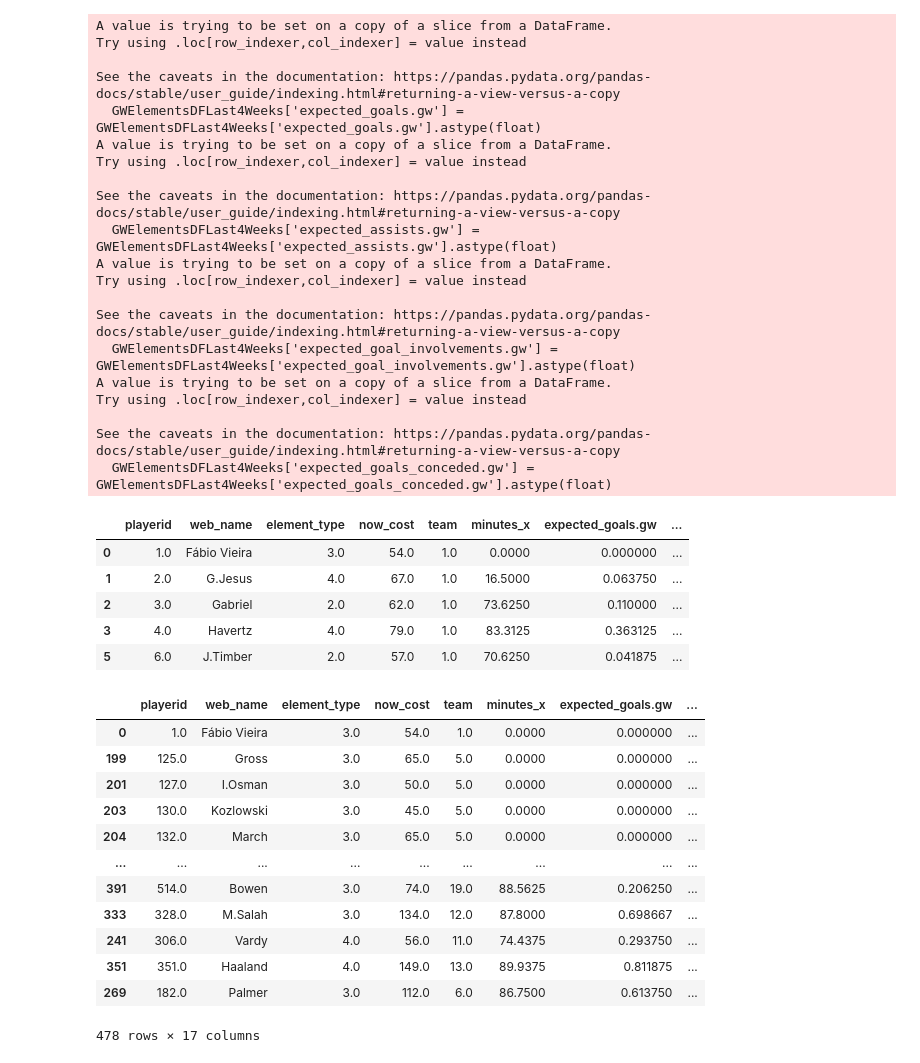
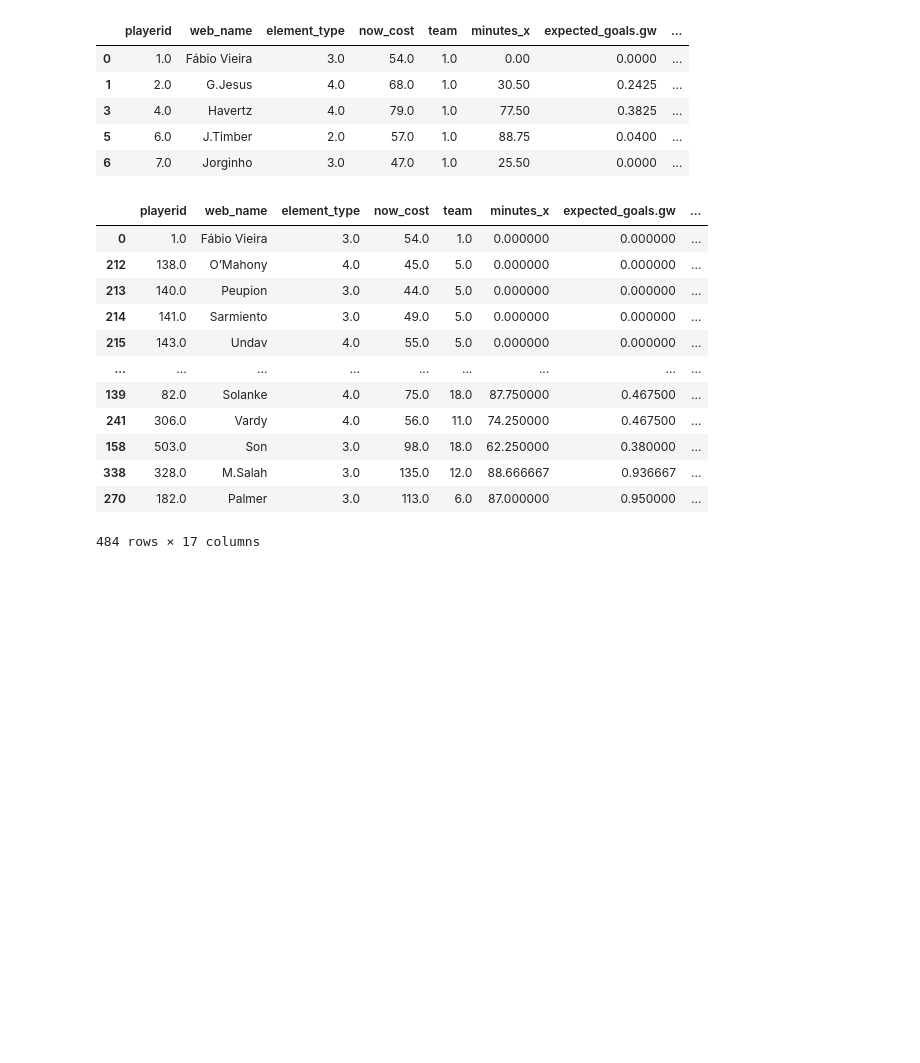
Before and after one commit to Jdale486/FPL, a Jupyter notebook: FPL_API_Optimisation.ipynb, the cells around one changed output. Cells and saved outputs as stored; diff of their text form; code cells hidden in the pictures; blank space fills up the shorter version.

Commit message:
corrected error for 4 week average

```diff
--- a/FPL_API_Optimisation.ipynb
+++ b/FPL_API_Optimisation.ipynb
@@ -242,51 +243,32 @@ Elements_Dim2Grouped2.head()
 # %%
 ##Previous 4 Gameweeks this dataframe is returning the averages for the selected players
 Elements_Dim1 = Elements_Dim1[Elements_Dim1['event']<UpcomingWeek]
 
 GWElementsDFLast4Weeks = Elements_Dim1[Elements_Dim1['event']>UpcomingWeek-NoWeeks-1]
-GWElementsDFLast4Weeks = Elements_Dim1[['minutes_x','playerid','web_name','element_type','team','now_cost','expected_goals.gw','expected_assists.gw','expected_goal_involvements.gw','expected_goals_conceded.gw']]
+
+GWElementsDFLast4Weeks = GWElementsDFLast4Weeks[['minutes_x','playerid','web_name','element_type','team','now_cost','expected_goals.gw','expected_assists.gw','expected_goal_involvements.gw','expected_goals_conceded.gw']]
 
 GWElementsDFLast4Weeks['expected_goals.gw'] = GWElementsDFLast4Weeks['expected_goals.gw'].astype(float)
 GWElementsDFLast4Weeks['expected_assists.gw'] = GWElementsDFLast4Weeks['expected_assists.gw'].astype(float)
 GWElementsDFLast4Weeks['expected_goal_involvements.gw'] = GWElementsDFLast4Weeks['expected_goal_involvements.gw'].astype(float)
 GWElementsDFLast4Weeks['expected_goals_conceded.gw'] = GWElementsDFLast4Weeks['expected_goals_conceded.gw'].astype(float)
 
 GWElementsDFLast4Weeks = GWElementsDFLast4Weeks.groupby(['playerid','web_name','element_type','now_cost','team'], as_index=False)[['minutes_x','expected_goals.gw','expected_assists.gw','expected_goal_involvements.gw','expected_goals_conceded.gw']].mean(numeric_only=True)
 
 GWElementsDFLast4Weeks['ExcludeDef'] = GWElementsDFLast4Weeks.apply(
     lambda row: 'Y' if (row['element_type'] == 1 or row['element_type'] == 2) and row['minutes_x']< 59 else 'N',
     axis=1
 )
 
 grouped_dfLast4Weeks=GWElementsDFLast4Weeks[GWElementsDFLast4Weeks['ExcludeDef']!='Y']
 grouped_dfLast4Weeks.head()
 # %% [output]
-A value is trying to be set on a copy of a slice from a DataFrame.
-Try using .loc[row_indexer,col_indexer] = value instead
-
-See the caveats in the documentation: https://pandas.pydata.org/pandas-docs/stable/user_guide/indexing.html#returning-a-view-versus-a-copy
-  GWElementsDFLast4Weeks['expected_goals.gw'] = GWElementsDFLast4Weeks['expected_goals.gw'].astype(float)
-A value is trying to be set on a copy of a slice from a DataFrame.
-Try using .loc[row_indexer,col_indexer] = value instead
-
-See the caveats in the documentation: https://pandas.pydata.org/pandas-docs/stable/user_guide/indexing.html#returning-a-view-versus-a-copy
-  GWElementsDFLast4Weeks['expected_assists.gw'] = GWElementsDFLast4Weeks['expected_assists.gw'].astype(float)
-A value is trying to be set on a copy of a slice from a DataFrame.
-Try using .loc[row_indexer,col_indexer] = value instead
-
-See the caveats in the documentation: https://pandas.pydata.org/pandas-docs/stable/user_guide/indexing.html#returning-a-view-versus-a-copy
-  GWElementsDFLast4Weeks['expected_goal_involvements.gw'] = GWElementsDFLast4Weeks['expected_goal_involvements.gw'].astype(float)
-A value is trying to be set on a copy of a slice from a DataFrame.
-Try using .loc[row_indexer,col_indexer] = value instead
-
-See the caveats in the documentation: https://pandas.pydata.org/pandas-docs/stable/user_guide/indexing.html#returning-a-view-versus-a-copy
-  GWElementsDFLast4Weeks['expected_goals_conceded.gw'] = GWElementsDFLast4Weeks['expected_goals_conceded.gw'].astype(float)
 |  | playerid | web_name | element_type | now_cost | team | minutes_x | expected_goals.gw | ... |
-| 0 | 1.0 | Fábio Vieira | 3.0 | 54.0 | 1.0 | 0.0000 | 0.000000 | ... |
-| 1 | 2.0 | G.Jesus | 4.0 | 67.0 | 1.0 | 16.5000 | 0.063750 | ... |
-| 2 | 3.0 | Gabriel | 2.0 | 62.0 | 1.0 | 73.6250 | 0.110000 | ... |
-| 3 | 4.0 | Havertz | 4.0 | 79.0 | 1.0 | 83.3125 | 0.363125 | ... |
-| 5 | 6.0 | J.Timber | 2.0 | 57.0 | 1.0 | 70.6250 | 0.041875 | ... |
+| 0 | 1.0 | Fábio Vieira | 3.0 | 54.0 | 1.0 | 0.00 | 0.0000 | ... |
+| 1 | 2.0 | G.Jesus | 4.0 | 68.0 | 1.0 | 30.50 | 0.2425 | ... |
+| 3 | 4.0 | Havertz | 4.0 | 79.0 | 1.0 | 77.50 | 0.3825 | ... |
+| 5 | 6.0 | J.Timber | 2.0 | 57.0 | 1.0 | 88.75 | 0.0400 | ... |
+| 6 | 7.0 | Jorginho | 3.0 | 47.0 | 1.0 | 25.50 | 0.0000 | ... |
 # %%
 ### Returns combinations of historic XG stats from players multiplied by historic opposition team performance
 
@@ -299,18 +281,18 @@ OpportunitiesCalc['DefenceOpp2'] = OpportunitiesCalc['XGI_Weighted']*Opportuniti
 OpportunitiesCalc.sort_values(by=['AttackOpp2'])
 # %% [output]
 |  | playerid | web_name | element_type | now_cost | team | minutes_x | expected_goals.gw | ... |
-| 0 | 1.0 | Fábio Vieira | 3.0 | 54.0 | 1.0 | 0.0000 | 0.000000 | ... |
-| 199 | 125.0 | Gross | 3.0 | 65.0 | 5.0 | 0.0000 | 0.000000 | ... |
-| 201 | 127.0 | I.Osman | 3.0 | 50.0 | 5.0 | 0.0000 | 0.000000 | ... |
-| 203 | 130.0 | Kozlowski | 3.0 | 45.0 | 5.0 | 0.0000 | 0.000000 | ... |
-| 204 | 132.0 | March | 3.0 | 65.0 | 5.0 | 0.0000 | 0.000000 | ... |
+| 0 | 1.0 | Fábio Vieira | 3.0 | 54.0 | 1.0 | 0.000000 | 0.000000 | ... |
+| 212 | 138.0 | O’Mahony | 4.0 | 45.0 | 5.0 | 0.000000 | 0.000000 | ... |
+| 213 | 140.0 | Peupion | 3.0 | 44.0 | 5.0 | 0.000000 | 0.000000 | ... |
+| 214 | 141.0 | Sarmiento | 3.0 | 49.0 | 5.0 | 0.000000 | 0.000000 | ... |
+| 215 | 143.0 | Undav | 4.0 | 55.0 | 5.0 | 0.000000 | 0.000000 | ... |
 | ... | ... | ... | ... | ... | ... | ... | ... | ... |
-| 391 | 514.0 | Bowen | 3.0 | 74.0 | 19.0 | 88.5625 | 0.206250 | ... |
-| 333 | 328.0 | M.Salah | 3.0 | 134.0 | 12.0 | 87.8000 | 0.698667 | ... |
-| 241 | 306.0 | Vardy | 4.0 | 56.0 | 11.0 | 74.4375 | 0.293750 | ... |
-| 351 | 351.0 | Haaland | 4.0 | 149.0 | 13.0 | 89.9375 | 0.811875 | ... |
-| 269 | 182.0 | Palmer | 3.0 | 112.0 | 6.0 | 86.7500 | 0.613750 | ... |
+| 139 | 82.0 | Solanke | 4.0 | 75.0 | 18.0 | 87.750000 | 0.467500 | ... |
+| 241 | 306.0 | Vardy | 4.0 | 56.0 | 11.0 | 74.250000 | 0.467500 | ... |
+| 158 | 503.0 | Son | 3.0 | 98.0 | 18.0 | 62.250000 | 0.380000 | ... |
+| 338 | 328.0 | M.Salah | 3.0 | 135.0 | 12.0 | 88.666667 | 0.936667 | ... |
+| 270 | 182.0 | Palmer | 3.0 | 113.0 | 6.0 | 87.000000 | 0.950000 | ... |
-478 rows × 17 columns
+484 rows × 17 columns
 # %%
 ##### Returns Output 1 FixturesElementsAll
 FixturesElementsAll1 = pd.merge(FixturesConcat, Elements_Dim2Grouped2,left_on='OppTeam2', right_on='OppTeam', how='outer')
```
Also changed, not shown: parts of 7 cells of this notebook, 8 other files.
